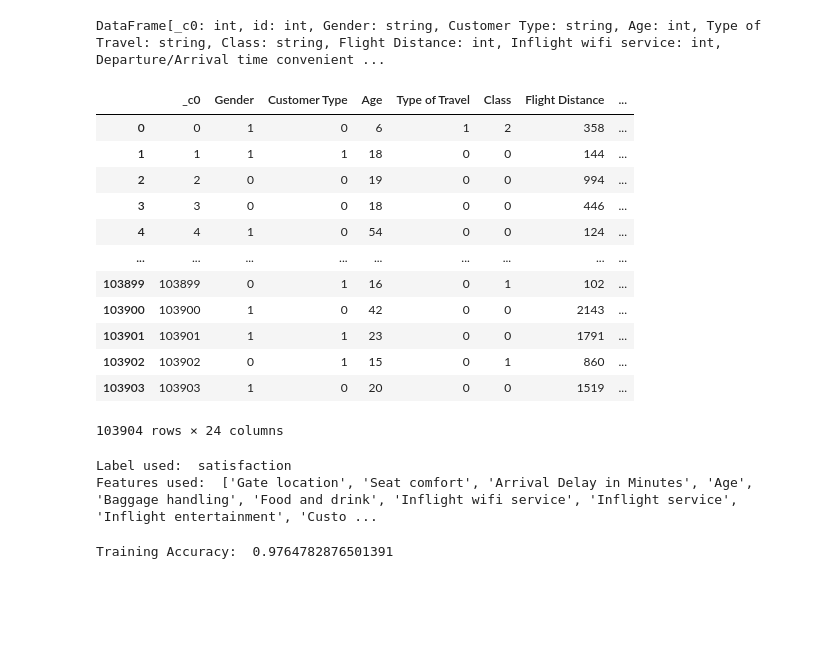
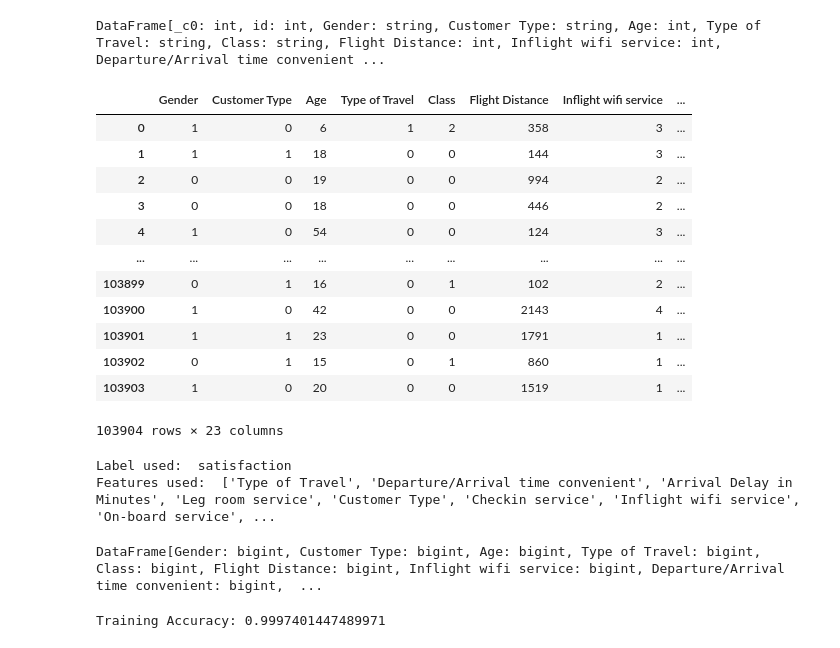
Before and after one commit to norhanreda/Air-line-passenger-satisfaction, a Jupyter notebook: models/random_forest.ipynb, the cells around one changed output. Drawn from its saved outputs; the diff is of its cells as text; code cells hidden in the pictures; blank space fills up the shorter version.

Commit message:
fixing some changes in each algorithm

```diff
--- a/models/random_forest.ipynb
+++ b/models/random_forest.ipynb
@@ -29,34 +26,31 @@ train
 DataFrame[_c0: int, id: int, Gender: string, Customer Type: string, Age: int, Type of Travel: string, Class: string, Flight Distance: int, Inflight wifi service: int, Departure/Arrival time convenient ...
 # %%
 
-# train.drop(columns=['Unnamed: 0','id'],inplace = True)
-cols_to_drop = ['Unnamed','id']
+cols_to_drop = ['_c0','id']
 train = train.drop(*cols_to_drop)
-# test.drop(columns=['Unnamed: 0','id'],inplace = True)
-# train = train.drop('satisfaction', axis=1)
 train = train.toPandas()
 df = pd.DataFrame(train)
 
-# Apply LabelEncoder to each column
+# Apply LabelEncoder to each column to convert string to num
 X = LabelEncoder()
 X = df.apply(X.fit_transform)
 
 # Print the transformed DataFrame
 X
 # %% [output]
-|  | _c0 | Gender | Customer Type | Age | Type of Travel | Class | Flight Distance | ... |
-| 0 | 0 | 1 | 0 | 6 | 1 | 2 | 358 | ... |
-| 1 | 1 | 1 | 1 | 18 | 0 | 0 | 144 | ... |
-| 2 | 2 | 0 | 0 | 19 | 0 | 0 | 994 | ... |
-| 3 | 3 | 0 | 0 | 18 | 0 | 0 | 446 | ... |
-| 4 | 4 | 1 | 0 | 54 | 0 | 0 | 124 | ... |
+|  | Gender | Customer Type | Age | Type of Travel | Class | Flight Distance | Inflight wifi service | ... |
+| 0 | 1 | 0 | 6 | 1 | 2 | 358 | 3 | ... |
+| 1 | 1 | 1 | 18 | 0 | 0 | 144 | 3 | ... |
+| 2 | 0 | 0 | 19 | 0 | 0 | 994 | 2 | ... |
+| 3 | 0 | 0 | 18 | 0 | 0 | 446 | 2 | ... |
+| 4 | 1 | 0 | 54 | 0 | 0 | 124 | 3 | ... |
 | ... | ... | ... | ... | ... | ... | ... | ... | ... |
-| 103899 | 103899 | 0 | 1 | 16 | 0 | 1 | 102 | ... |
-| 103900 | 103900 | 1 | 0 | 42 | 0 | 0 | 2143 | ... |
-| 103901 | 103901 | 1 | 1 | 23 | 0 | 0 | 1791 | ... |
-| 103902 | 103902 | 0 | 1 | 15 | 0 | 1 | 860 | ... |
-| 103903 | 103903 | 1 | 0 | 20 | 0 | 0 | 1519 | ... |
+| 103899 | 0 | 1 | 16 | 0 | 1 | 102 | 2 | ... |
+| 103900 | 1 | 0 | 42 | 0 | 0 | 2143 | 4 | ... |
+| 103901 | 1 | 1 | 23 | 0 | 0 | 1791 | 1 | ... |
+| 103902 | 0 | 1 | 15 | 0 | 1 | 860 | 1 | ... |
+| 103903 | 1 | 0 | 20 | 0 | 0 | 1519 | 1 | ... |
-103904 rows × 24 columns
+103904 rows × 23 columns
 # %%
 X = spark.createDataFrame(X)
 LABEL_COL = "satisfaction"
@@ -65,18 +59,38 @@ print("Label used: ", LABEL_COL)
 print("Features used: ", FEATURES_COL)
 # %% [output]
 Label used:  satisfaction
-Features used:  ['Gate location', 'Seat comfort', 'Arrival Delay in Minutes', 'Age', 'Baggage handling', 'Food and drink', 'Inflight wifi service', 'Inflight service', 'Inflight entertainment', 'Custo ...
+Features used:  ['Type of Travel', 'Departure/Arrival time convenient', 'Arrival Delay in Minutes', 'Leg room service', 'Customer Type', 'Checkin service', 'Inflight wifi service', 'On-board service', ...
 # %%
 assembler = VectorAssembler(inputCols=FEATURES_COL, outputCol="features")
 df = assembler.transform(X)
+df
+# %% [output]
+DataFrame[Gender: bigint, Customer Type: bigint, Age: bigint, Type of Travel: bigint, Class: bigint, Flight Distance: bigint, Inflight wifi service: bigint, Departure/Arrival time convenient: bigint,  ...
 # %%
-rf = RandomForestClassifier(labelCol=LABEL_COL, featuresCol="features", numTrees=50, maxDepth=15, featureSubsetStrategy="log2", seed=42)
+#create rf model
+rf = RandomForestClassifier(labelCol=LABEL_COL, featuresCol="features", numTrees=80, maxDepth=30, featureSubsetStrategy="log2", seed=42)
+#fit the model
 model = rf.fit(df)
-# Training accuracy
-accuracy = model.transform(df).select("satisfaction", "prediction").rdd.map(lambda x: 1.0 if x[0] == x[1] else 0.0).mean()
-print("Training Accuracy: ", accuracy)
+
+# Apply the model to generate predictions
+predictions = model.transform(df)
+
+# Select the "satisfaction" and "prediction" columns
+selected_columns = predictions.select("satisfaction", "prediction")
+
+# Convert the DataFrame to an RDD
+rdd = selected_columns.rdd
+
+# Map the RDD to calculate 1.0 for correct predictions and 0.0 for incorrect predictions
+accuracy_values = rdd.map(lambda x: 1.0 if x[0] == x[1] else 0.0)
+
+# Calculate the mean value of the accuracy values
+accuracy = accuracy_values.mean()
+
+# Print the training accuracy
+print("Training Accuracy:", accuracy)
 # %% [output]
-Training Accuracy:  0.9764782876501391
+Training Accuracy: 0.9997401447489971
 # %%
 df_val = spark.read \
     .option("header", True) \
```
Also changed, not shown: parts of 4 cells of this notebook, 2 other files.
